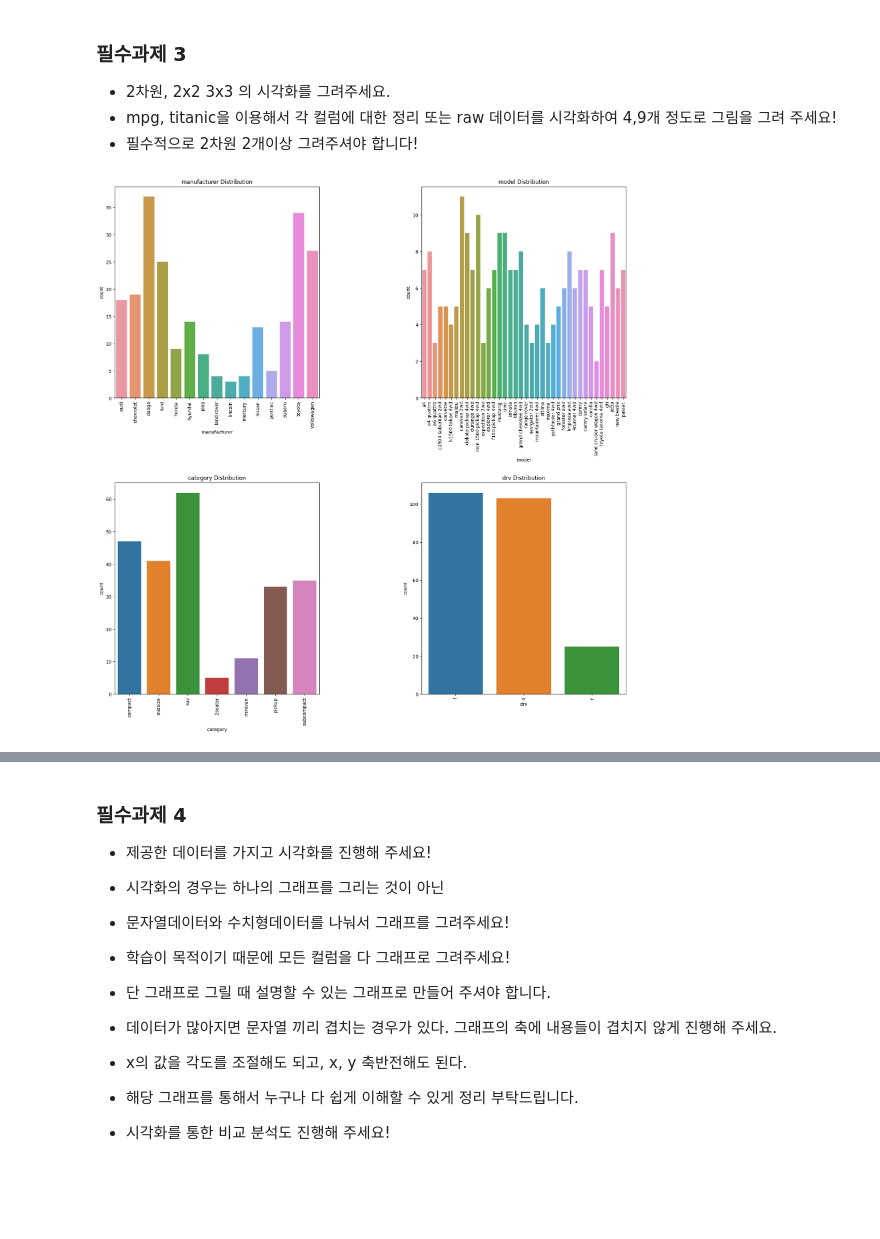
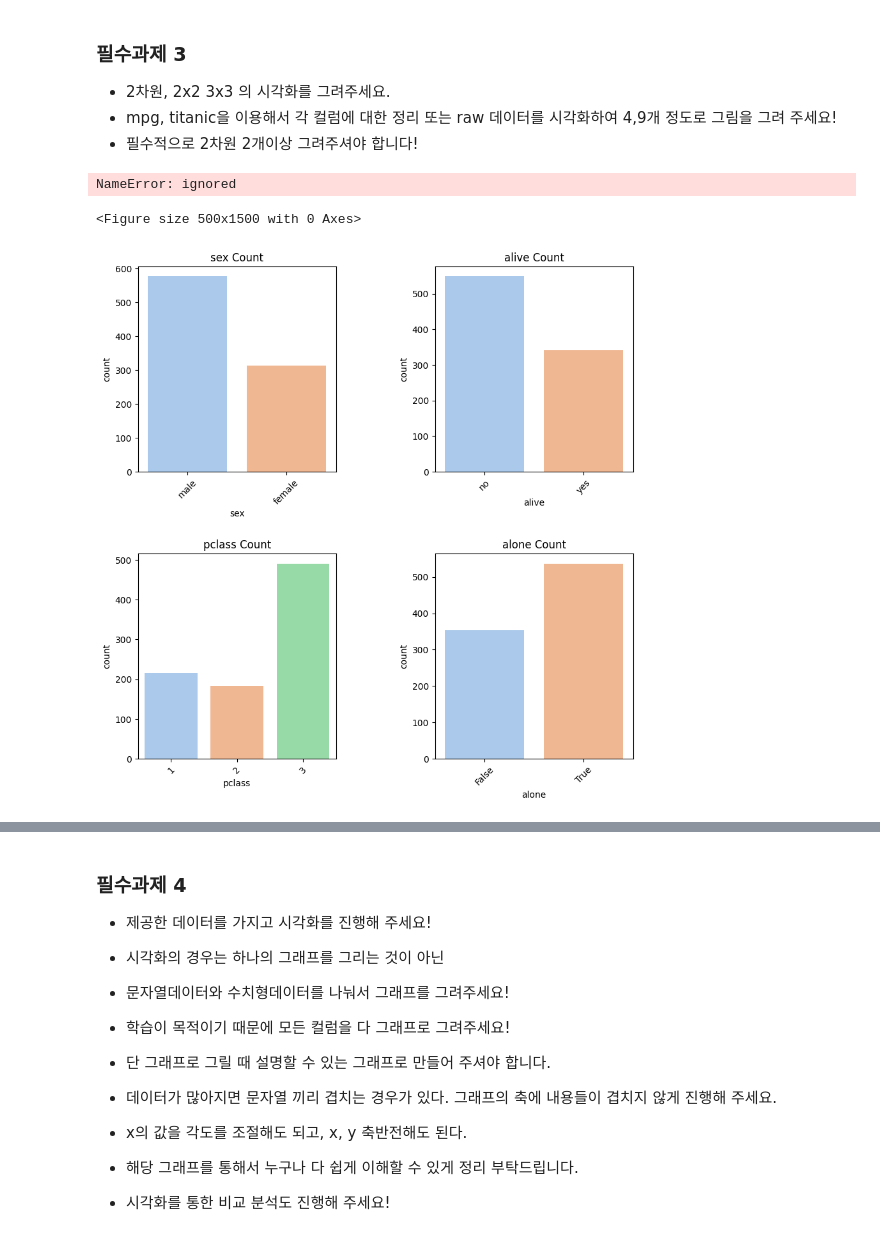
Before and after one commit to seon0415/BDA, a Jupyter notebook: 박서연29_0409_필수과제.ipynb, the cells around one changed output, grey strips where cells are left out. Saved outputs shown, nothing was run; the diff lists cells and outputs as text; code cells hidden in the pictures; blank space fills up the shorter version.

```diff
--- a/박서연29_0409_필수과제.ipynb
+++ b/박서연29_0409_필수과제.ipynb
@@ -198,10 +198,10 @@ import matplotlib.gridspec as gridspec
 
 grid=gridspec.GridSpec(2,2)   #4개그래프
 
-mpg_features = ['manufacturer','model',
-                'category','drv']
+titanic2 = ['sex','pclass',
+                'pclass','drv']
 
-plt.figure(figsize=(20,20))
+plt.figure(figsize=(5,15))
 plt.subplots_adjust(wspace= 0.5, hspace= 0.4)
 
 for t1, t2 in enumerate(mpg_features):
@@ -212,23 +212,27 @@ for t1, t2 in enumerate(mpg_features):
   ax.set_xticklabels(ax.get_xticklabels(), rotation=90)
   ax.set_title(f'{t2} Distribution')
 # %% [output]
-[figure, removed]
+NameError: ignored
+<Figure size 500x1500 with 0 Axes>
 # %%
 import matplotlib.gridspec as gridspec
 
-grid=gridspec.GridSpec(2,2)   #4개그래프
+titanic2=['sex', 'alive',
+          'pclass', 'alone']
 
-mpg_features = ['displ','cyl',
-                'cty','hwy']
+grid=gridspec.GridSpec(2,2)
 
 plt.figure(figsize=(10,10))
-plt.subplots_adjust(wspace= 0.5, hspace= 0.4)
+plt.subplots_adjust(wspace=0.5, hspace=0.4)
 
-for t1, t2 in enumerate(mpg_features):
-  mpg.plot(kind='line',
-           data=mpg,
-           ax=plt.subplot(grid[t1]),
-           x=t2)
+for t1, t2 in enumerate(titanic2):
+  sns.countplot(data=titanic,
+                ax=plt.subplot(grid[t1]),
+                x=t2,
+                palette = 'pastel')
+
   ax=plt.subplot(grid[t1])
-  ax.set_xticklabels(ax.get_xticklabels(), rotation=90)
-  ax.set_title(f'{t2} Distribution')
+  ax.set_xticklabels(ax.get_xticklabels(), rotation=45)
+  ax.set_title(f'{t2} Count')
+# %% [output]
+[figure, added]
```
Also changed, not shown: parts of 10 cells of this notebook.
